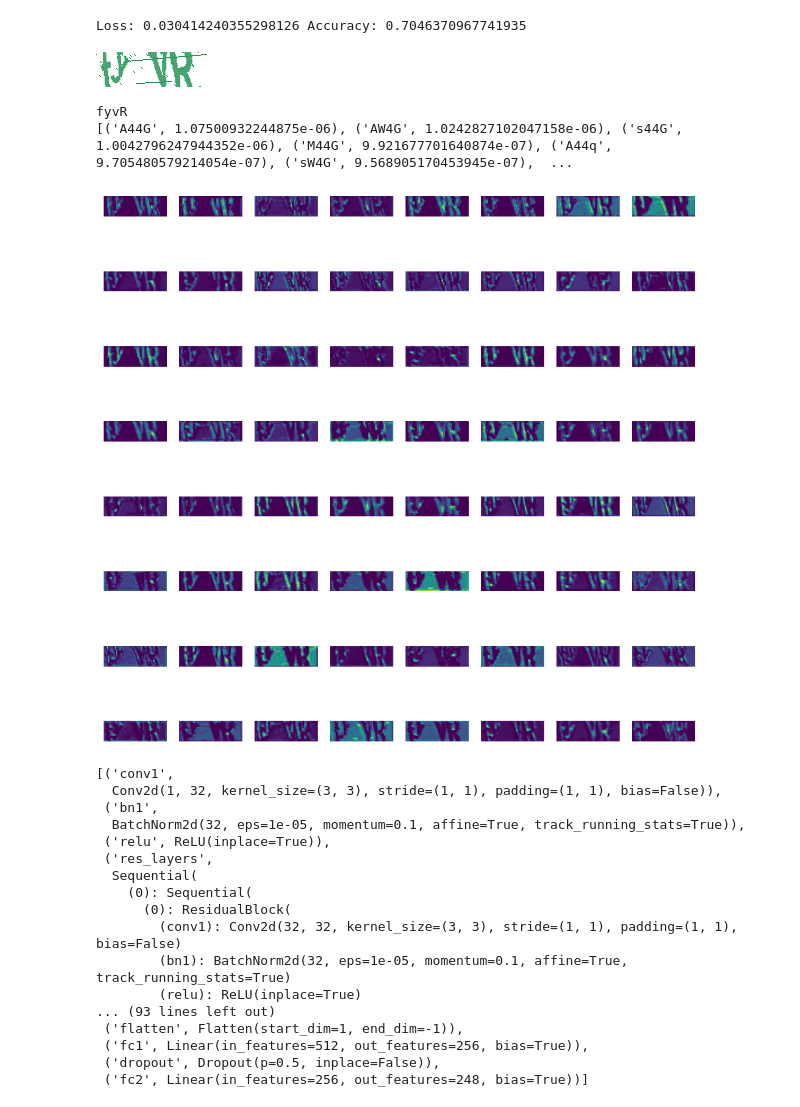
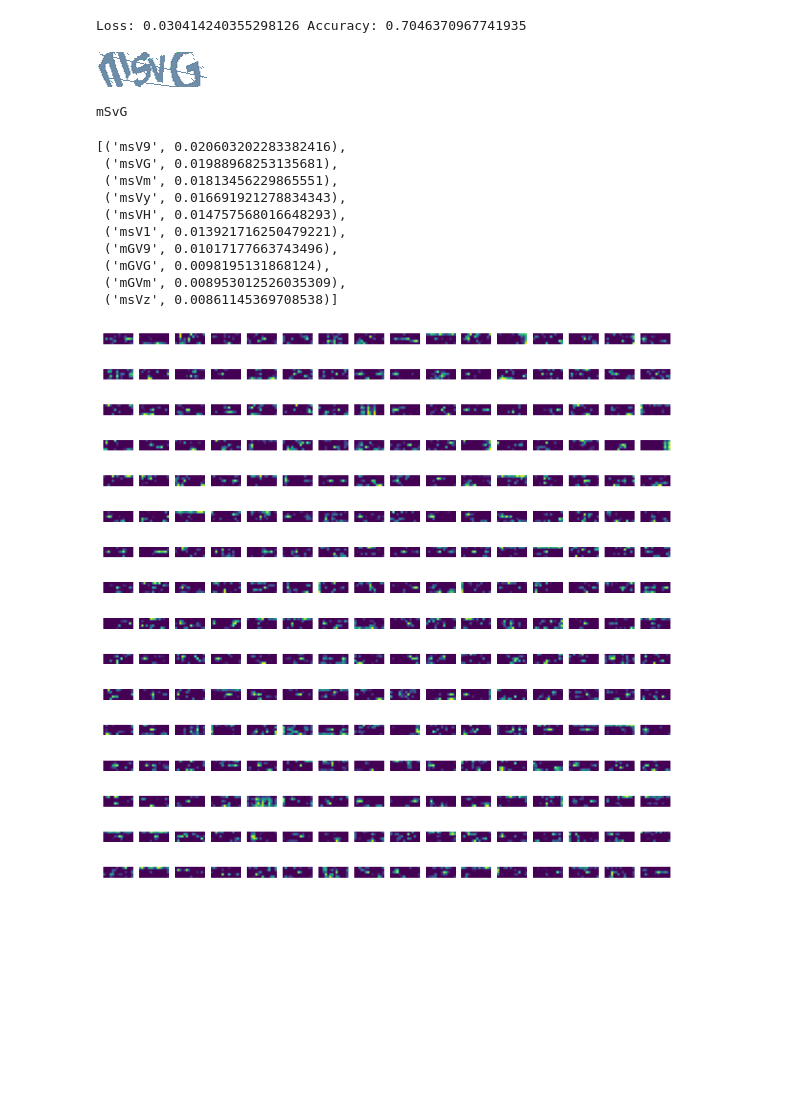
Before and after one commit to lmxx1234567/captcha-hacker, a Jupyter notebook: captcha.ipynb, the cells around one changed output. Saved outputs shown, nothing was run; the diff lists cells and outputs as text; code cells hidden in the pictures; blank space fills up the shorter version.

```diff
--- a/captcha.ipynb
+++ b/captcha.ipynb
@@ -157,64 +182,58 @@ Loss: 0.030414240355298126 Accuracy: 0.7046370967741935
 # %%
 from captchagen import generate_captcha, preprocess_image
 from torchvision import transforms
+
 
 # show middle output of model
 def hook_fn(m, i, o):
     global output
     output = o
 
-hook = model.res_layers[1].register_forward_hook(hook_fn)
+
+hook = model.res_layers[3].register_forward_hook(hook_fn)
 
 # test model
 image, captcha = generate_captcha()
 display(image)
 print(captcha)
 image = preprocess_image(image)
 x = transforms.ToTensor()(image).unsqueeze(0).to(device)
 y_pred = model.predict_all_possible(x)
-print(y_pred)
+display(y_pred)
 
 # get res_layers output
 hook.remove()
 output = output.squeeze(0)
 
 import matplotlib.pyplot as plt
+
+
 def plot_res_layers_output(output):
     num_channels = output.size(0)
     grid_size = int(num_channels**0.5)
 
     fig, axes = plt.subplots(grid_size, grid_size, figsize=(10, 10))
     for i, ax in enumerate(axes.flat):
         if i < num_channels:
-            ax.imshow(output[i].detach().cpu().numpy(), cmap='viridis')
-        ax.axis('off')
+            ax.imshow(output[i].detach().cpu().numpy(), cmap="viridis")
+        ax.axis("off")
     plt.show()
 
+
 plot_res_layers_output(output)
 # %% [output]
-[figure, old version]
+[figure, new version]
-fyvR
-[('A44G', 1.07500932244875e-06), ('AW4G', 1.0242827102047158e-06), ('s44G', 1.0042796247944352e-06), ('M44G', 9.921677701640874e-07), ('A44q', 9.705480579214054e-07), ('sW4G', 9.568905170453945e-07),  ...
+mSvG
+[('msV9', 0.020603202283382416),
+ ('msVG', 0.01988968253135681),
+ ('msVm', 0.01813456229865551),
+ ('msVy', 0.016691921278834343),
+ ('msVH', 0.014757568016648293),
+ ('msV1', 0.013921716250479221),
+ ('mGV9', 0.01017177663743496),
+ ('mGVG', 0.0098195131868124),
+ ('mGVm', 0.008953012526035309),
+ ('msVz', 0.00861145369708538)]
-[figure, old version]
+[figure, new version]
-# %%
-list(model.named_children())
-# %% [output]
-[('conv1',
-  Conv2d(1, 32, kernel_size=(3, 3), stride=(1, 1), padding=(1, 1), bias=False)),
- ('bn1',
-  BatchNorm2d(32, eps=1e-05, momentum=0.1, affine=True, track_running_stats=True)),
- ('relu', ReLU(inplace=True)),
- ('res_layers',
-  Sequential(
-    (0): Sequential(
-      (0): ResidualBlock(
-        (conv1): Conv2d(32, 32, kernel_size=(3, 3), stride=(1, 1), padding=(1, 1), bias=False)
-        (bn1): BatchNorm2d(32, eps=1e-05, momentum=0.1, affine=True, track_running_stats=True)
-        (relu): ReLU(inplace=True)
-... (93 lines left out)
- ('flatten', Flatten(start_dim=1, end_dim=-1)),
- ('fc1', Linear(in_features=512, out_features=256, bias=True)),
- ('dropout', Dropout(p=0.5, inplace=False)),
- ('fc2', Linear(in_features=256, out_features=248, bias=True))]
 # %%
 from captchagen import get_captcha_image
```
Also changed, not shown: parts of 9 cells of this notebook, 2 other files.
